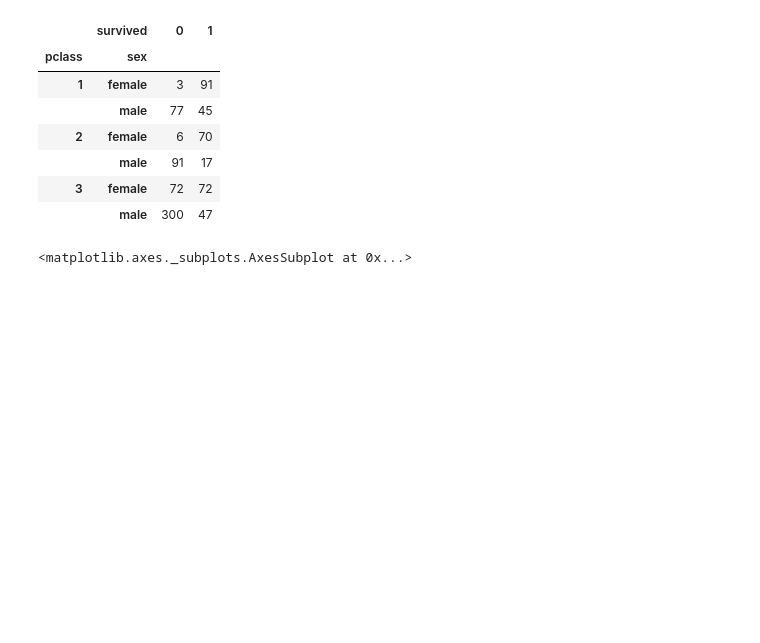
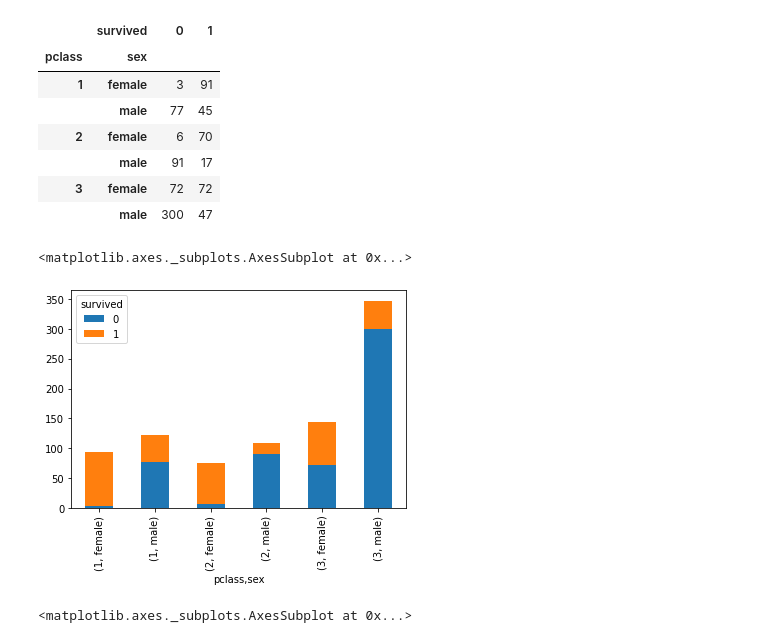
Before and after one commit to keliwu5/ML100Days, a Jupyter notebook: homework/作業題目_D21.ipynb, the cells around one changed output. Drawn from its saved outputs; the diff is of its cells as text; code cells hidden in the pictures; blank space fills up the shorter version.

```diff
--- a/homework/作業題目_D21.ipynb
+++ b/homework/作業題目_D21.ipynb
@@ -127,6 +118,11 @@ survived_counts
 |  | male | 91 | 17 |
 | 3 | female | 72 | 72 |
 |  | male | 300 | 47 |
+# %%
+survived_counts.plot(kind='bar',stacked=True)
+# %% [output]
+<matplotlib.axes._subplots.AxesSubplot at 0x...>
+[figure, added]
 # %%
 '''
 在這邊coding
```
Also changed, not shown: parts of 5 cells of this notebook.
